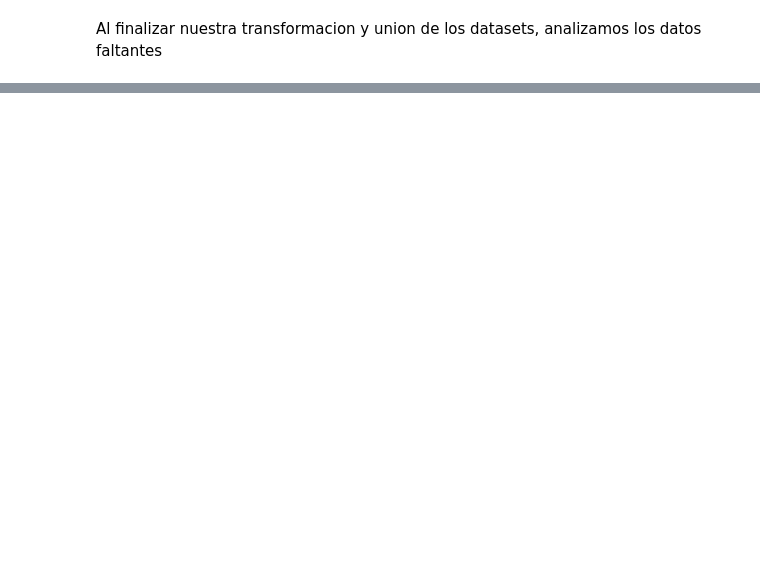
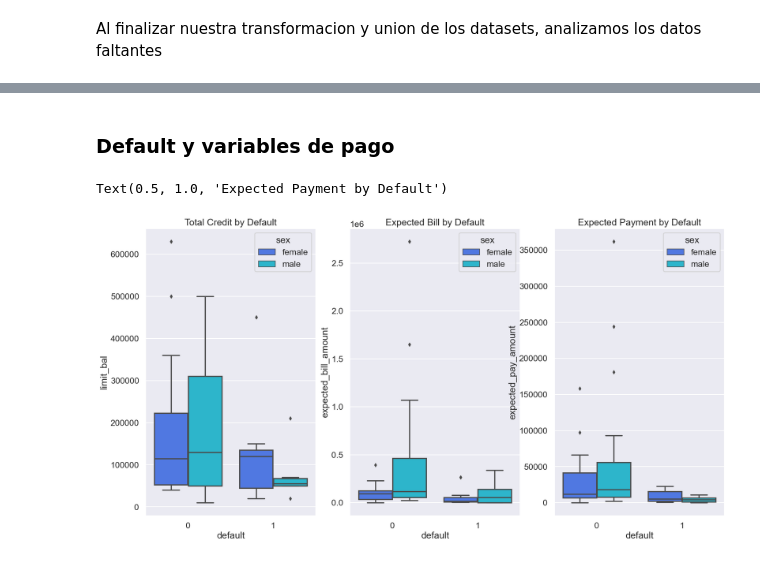
Before and after one commit to AdolfoVillalobos/ta-data-analysis-challenge, a Jupyter notebook: report.ipynb, the cells around one changed output, grey strips where cells are left out. Drawn from its saved outputs; the diff is of its cells as text; code cells hidden in the pictures; blank space fills up the shorter version.

```diff
--- a/report.ipynb
+++ b/report.ipynb
@@ -937,0 +1245,16 @@ ID: 3. Prediction: 0
+# %% [markdown]
+### Default y variables de pago
+# %%
+fix, axes = plt.subplots(1,3 , figsize=(20, 10))
+
+sns.boxplot(data=df, x="default", y="limit_bal", hue="sex", ax=axes[0])
+axes[0].set_title("Total Credit by Default")
+
+sns.boxplot(data=df, x="default", y="expected_bill_amount", hue="sex", ax=axes[1])
+axes[1].set_title("Expected Bill by Default")
+
+sns.boxplot(data=df, x="default", y="expected_pay_amount", hue="sex", ax=axes[2])
+axes[2].set_title("Expected Payment by Default")
+# %% [output]
+Text(0.5, 1.0, 'Expected Payment by Default')
+[figure, added]
```
Also changed, not shown: parts of 164 cells of this notebook, 6 other files.
